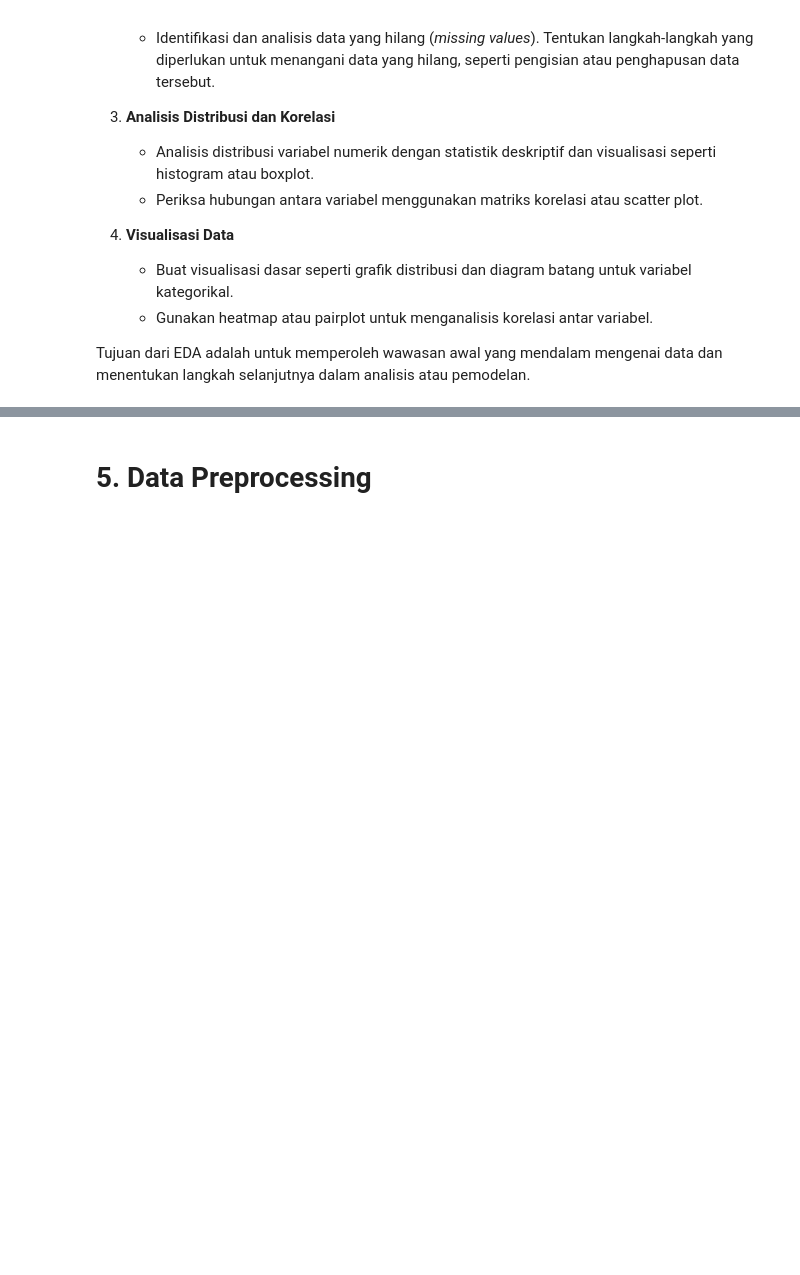
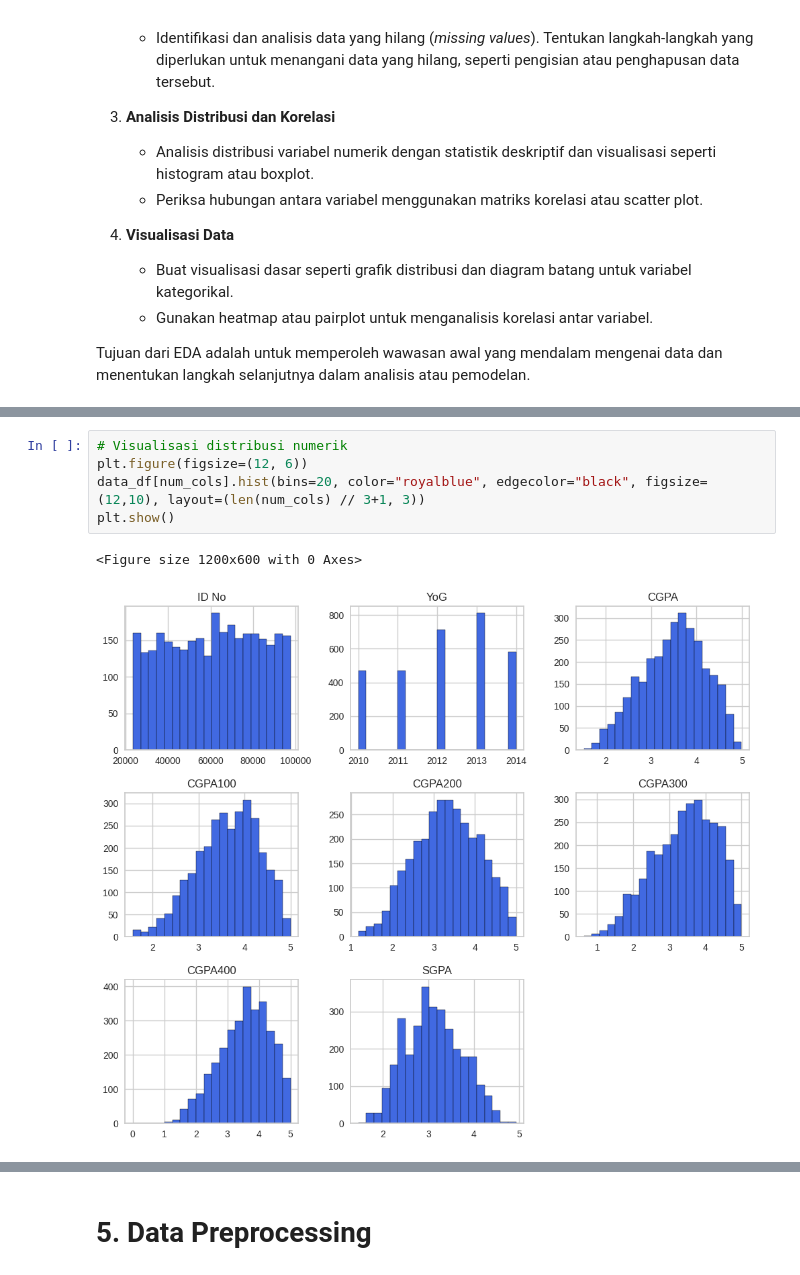
Before and after one commit to dewipuspita0904/MembangunProyekMachineLearning, a Jupyter notebook: [Clustering]_Submission_Akhir_BMLP_Your_Name_(Updated).ipynb, the cells around one changed output, grey strips where cells are left out. Drawn from its saved outputs; the diff is of its cells as text; blank space fills up the shorter version.

```diff
--- a/[Clustering]_Submission_Akhir_BMLP_Your_Name_(Updated).ipynb
+++ b/[Clustering]_Submission_Akhir_BMLP_Your_Name_(Updated).ipynb
@@ -191 +166,9 @@ plt.show()
+# %%
+# Visualisasi distribusi numerik
+plt.figure(figsize=(12, 6))
+data_df[num_cols].hist(bins=20, color="royalblue", edgecolor="black", figsize=(12,10), layout=(len(num_cols) // 3+1, 3))
+plt.show()
+# %% [output]
+<Figure size 1200x600 with 0 Axes>
+[figure, added]
 # %%
```
Also changed, not shown: parts of 67 cells of this notebook.
